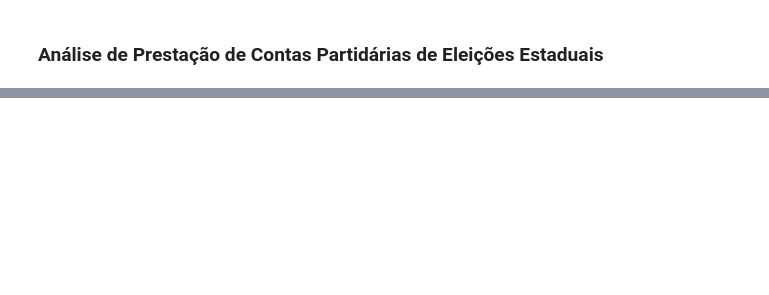
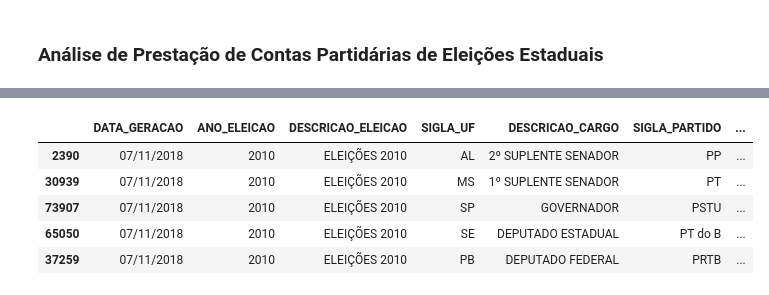
Before and after one commit to robsoncartes/An-lise-de-Presta-o-de-Contas-Partid-rias-de-Elei-es-Estaduais, a Jupyter notebook: AnaliseDePrestacaoDeContasPartidariasDeEleicoesEstaduais.ipynb, the cells around one changed output, grey strips where cells are left out. Cells and saved outputs as stored; diff of their text form; code cells hidden in the pictures; blank space fills up the shorter version.

```diff
--- a/AnaliseDePrestacaoDeContasPartidariasDeEleicoesEstaduais.ipynb
+++ b/AnaliseDePrestacaoDeContasPartidariasDeEleicoesEstaduais.ipynb
@@ -16,0 +39,11 @@ governor2010 = api.get_assets(year=2010, position="GOVERNADOR")
+# %%
+# Exbibe os registros com uma lista de colunas pré-definidas
+elections2010.loc[:, ['DATA_GERACAO', 'ANO_ELEICAO', 'DESCRICAO_ELEICAO', 'SIGLA_UF', 'DESCRICAO_CARGO',
+                     'SIGLA_PARTIDO', 'NOME_CANDIDATO', 'CPF_CANDIDATO']].sample(5)
+# %% [output]
+|  | DATA_GERACAO | ANO_ELEICAO | DESCRICAO_ELEICAO | SIGLA_UF | DESCRICAO_CARGO | SIGLA_PARTIDO | ... |
+| 2390 | 07/11/2018 | 2010 | ELEIÇÕES 2010 | AL | 2º SUPLENTE SENADOR | PP | ... |
+| 30939 | 07/11/2018 | 2010 | ELEIÇÕES 2010 | MS | 1º SUPLENTE SENADOR | PT | ... |
+| 73907 | 07/11/2018 | 2010 | ELEIÇÕES 2010 | SP | GOVERNADOR | PSTU | ... |
+| 65050 | 07/11/2018 | 2010 | ELEIÇÕES 2010 | SE | DEPUTADO ESTADUAL | PT do B | ... |
+| 37259 | 07/11/2018 | 2010 | ELEIÇÕES 2010 | PB | DEPUTADO FEDERAL | PRTB | ... |
```
Also changed, not shown: parts of 12 cells of this notebook.
